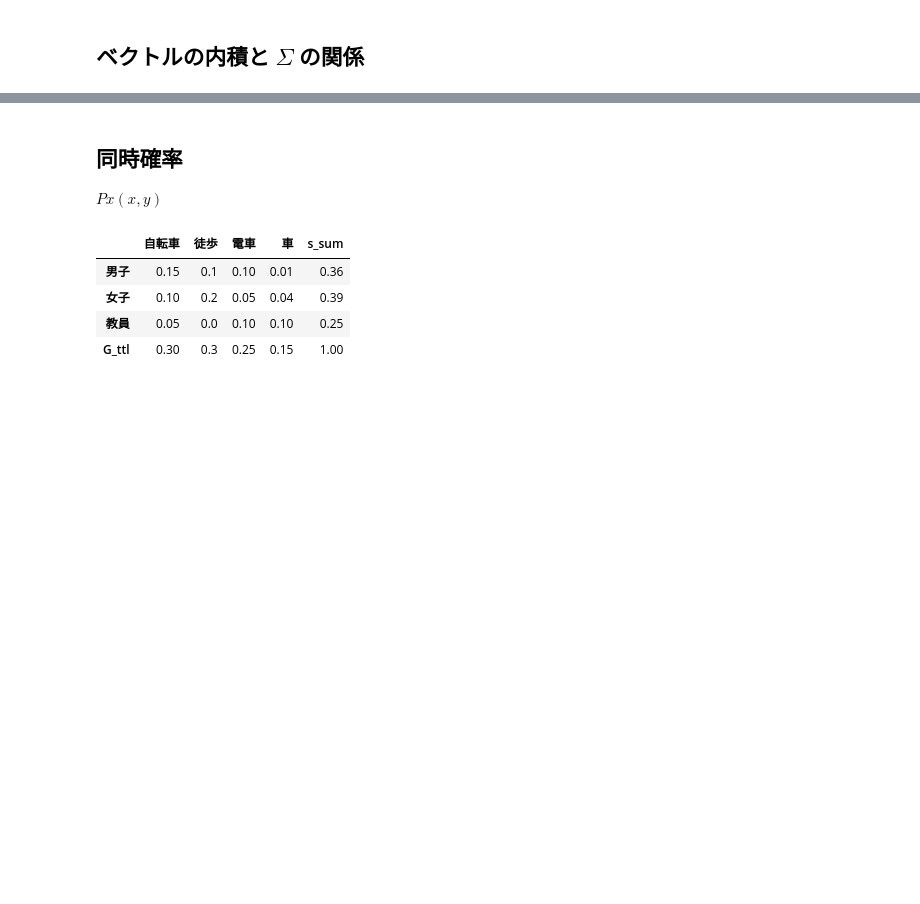
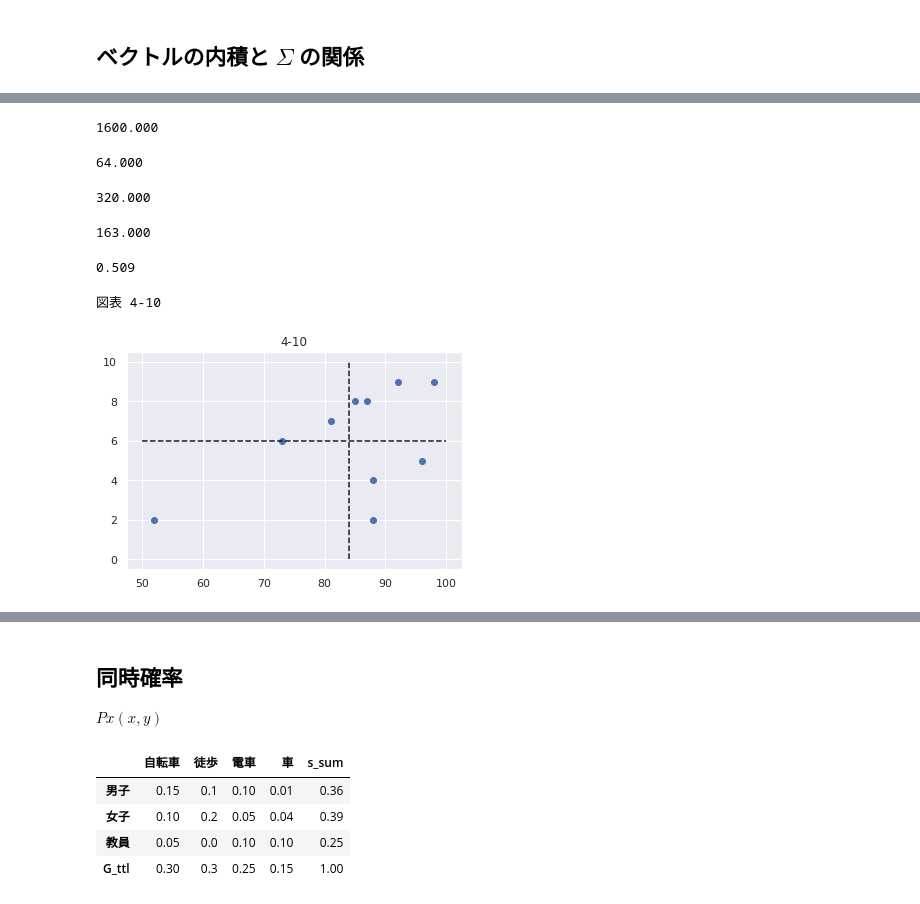
Before and after one commit to HiroshiATakano/GitHub, a Jupyter notebook: 統計学が最高の学問である「数学編」.ipynb, the cells around one changed output, grey strips where cells are left out. Drawn from its saved outputs; the diff is of its cells as text; code cells hidden in the pictures; blank space fills up the shorter version.

```diff
--- a/統計学が最高の学問である「数学編」.ipynb
+++ b/統計学が最高の学問である「数学編」.ipynb
@@ -559,0 +623,5 @@ pd.DataFrame({'調査協力者':[str(i+1)+'人目' for i in np.arange(len(n))],'
+# %%
+x = np.array([85,73,52,88,98,81,92,87,96,88])
+y = np.array([8,6,2,2,9,7,9,8,5,4])
+df = pd.DataFrame({'調査協力者':[str(i+1)+'人目' for i in np.arange(len(x))],'満足度(x)':x, '購買回数（y）':y })
+df
@@ -559,0 +668,30 @@ pd.DataFrame({'調査協力者':[str(i+1)+'人目' for i in np.arange(len(n))],'
+# %%
+df['p**2'].sum()
+# %% [output]
+1600.000
+# %%
+df['q**2'].sum()
+# %% [output]
+64.000
+# %%
+np.sqrt(df['p**2'].sum()*df['q**2'].sum())
+# %% [output]
+320.000
+# %%
+df['pq'].sum()
+# %% [output]
+163.000
+# %%
+df['pq'].sum()/np.sqrt(df['p**2'].sum()*df['q**2'].sum())
+# %% [output]
+0.509
+# %%
+plt.scatter(x,y)
+plt.hlines(y=y.mean(),xmin=50,xmax=100,linestyles='--')
+plt.vlines(x=x.mean(),ymin=0,ymax=10,linestyles='--')
+plt.title('4-10')
+
+print("図表 4-10")
+# %% [output]
+図表 4-10
+[figure, added]
```
Also changed, not shown: parts of 75 cells of this notebook.
